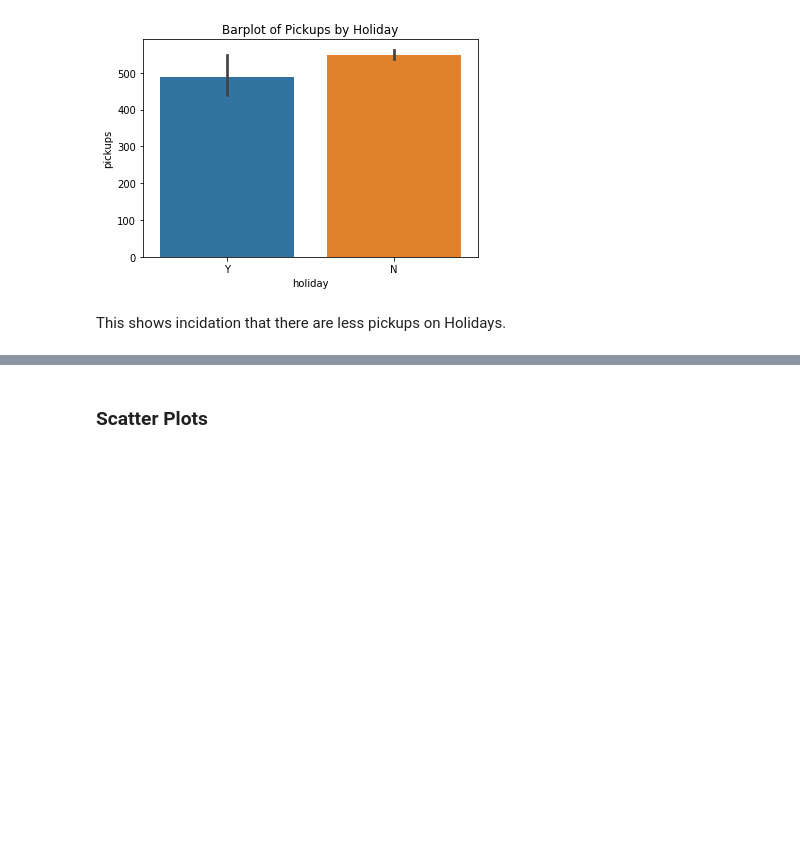
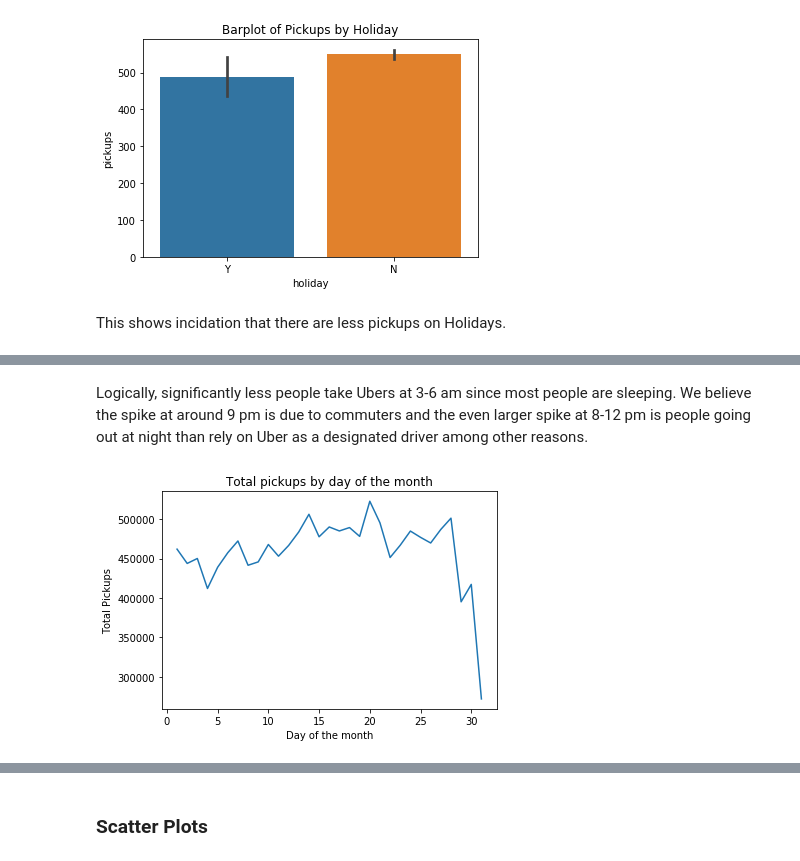
Before and after one commit to nephagra/STATS131_Final, a Jupyter notebook: final_report.ipynb, the cells around one changed output, grey strips where cells are left out. Drawn from its saved outputs; the diff is of its cells as text; code cells hidden in the pictures; blank space fills up the shorter version.

```diff
--- a/final_report.ipynb
+++ b/final_report.ipynb
@@ -358,0 +384,10 @@ This shows incidation that there are less pickups on Holidays.
+# %% [markdown]
+Logically, significantly less people take Ubers at 3-6 am since most people are sleeping. We believe the spike at around 9 pm is due to commuters and the even larger spike at 8-12 pm is people going out at night than rely on Uber as a designated driver among other reasons.
+# %%
+plt.plot(uber.groupby('day').pickups.sum())
+plt.title("Total pickups by day of the month")
+plt.xlabel("Day of the month")
+plt.ylabel("Total Pickups")
+plt.show()
+# %% [output]
+[figure, added]
```
Also changed, not shown: parts of 15 cells of this notebook.
